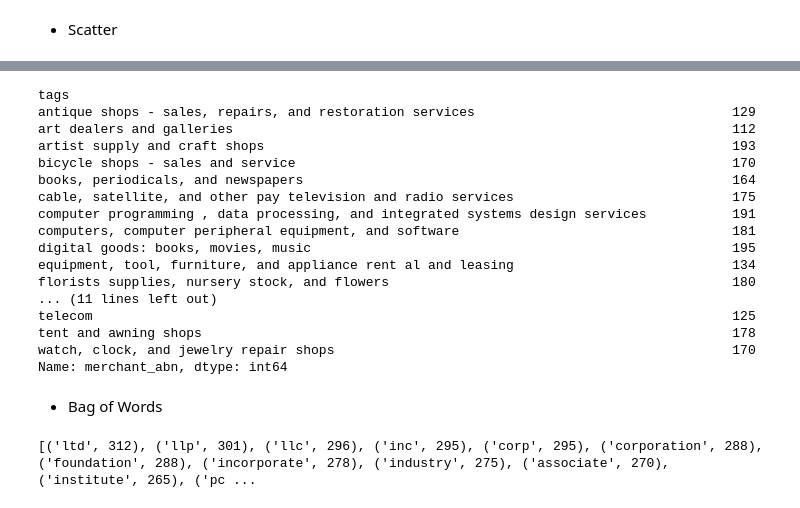
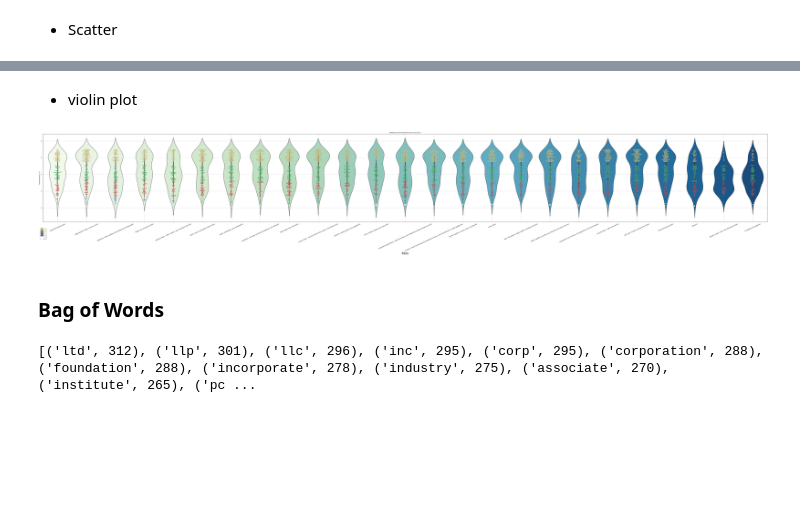
Before and after one commit to MAST30034-Applied-Data-Science/generic-buy-now-pay-later-project-group-24, a Jupyter notebook: notebooks/merchant_prep.ipynb, the cells around one changed output, grey strips where cells are left out. Drawn from its saved outputs; the diff is of its cells as text; code cells hidden in the pictures; blank space fills up the shorter version.

Commit message:
Add Plots

```diff
--- a/notebooks/merchant_prep.ipynb
+++ b/notebooks/merchant_prep.ipynb
@@ -349,20 +307,0 @@ Faker.choose(), Faker.values()
-# %%
-merchants_df.groupby('tags')['merchant_abn'].count()
-# %% [output]
-tags
-antique shops - sales, repairs, and restoration services                                 129
-art dealers and galleries                                                                112
-artist supply and craft shops                                                            193
-bicycle shops - sales and service                                                        170
-books, periodicals, and newspapers                                                       164
-cable, satellite, and other pay television and radio services                            175
-computer programming , data processing, and integrated systems design services           191
-computers, computer peripheral equipment, and software                                   181
-digital goods: books, movies, music                                                      195
-equipment, tool, furniture, and appliance rent al and leasing                            134
-florists supplies, nursery stock, and flowers                                            180
-... (11 lines left out)
-telecom                                                                                  125
-tent and awning shops                                                                    178
-watch, clock, and jewelry repair shops                                                   170
-Name: merchant_abn, dtype: int64
@@ -397,2 +360,51 @@ grid = (
+# %% [markdown]
+- violin plot
+# %%
+import matplotlib.pyplot as plt
+import seaborn as sns
+fig, ax = plt.subplots(figsize=(96,12))
+fontsize=18
+
+# 设置figure窗体的颜色
+plt.rcParams['figure.facecolor'] = 'black'
+
+# 设置axes绘图区的颜色
+plt.rcParams['axes.facecolor'] = 'black'
+
+plt.rcParams['font.size']=24
+
+
+plt.rc('xtick', labelsize=fontsize)
+plt.rc('ytick', labelsize=fontsize)
+
+plt.xticks( rotation=25, fontsize=12)
+sns.set(color_codes=True)
+
+sns.set_style("white")
+sns.violinplot(x = merchants_df['tags'],
+               y = merchants_df['take_rate'],
+               ax=ax,
+               palette="GnBu",
+               inner = "box",
+               )
+# sns.stripplot(x = merchants_df['tags'],
+#                y = merchants_df['take_rate'], color ='w', size = 4, alpha = 0.9, jitter=True)
+
+sns.swarmplot(x = merchants_df['tags'],
+               y = merchants_df['take_rate'],
+               hue = merchants_df['type'],
+               palette = ['y','g','r','b','w'],
+               size = 6, alpha = 0.9)
+
+ax.set_title('Statistique des températures par mois 2021')
+ax.set_xlabel('Mois', fontsize=24)
+ax.set_ylabel('Températures (°C)')
+ax.grid(True)
+ax.legend(loc='lower center',bbox_to_anchor=(0, -0.2),markerscale=3,shadow=True)
+
+
+plt.show()
+# %% [output]
+[figure, added]
 # %% [markdown]
-- Bag of Words
+### Bag of Words
```
Also changed, not shown: parts of 9 cells of this notebook, 4 other files.
